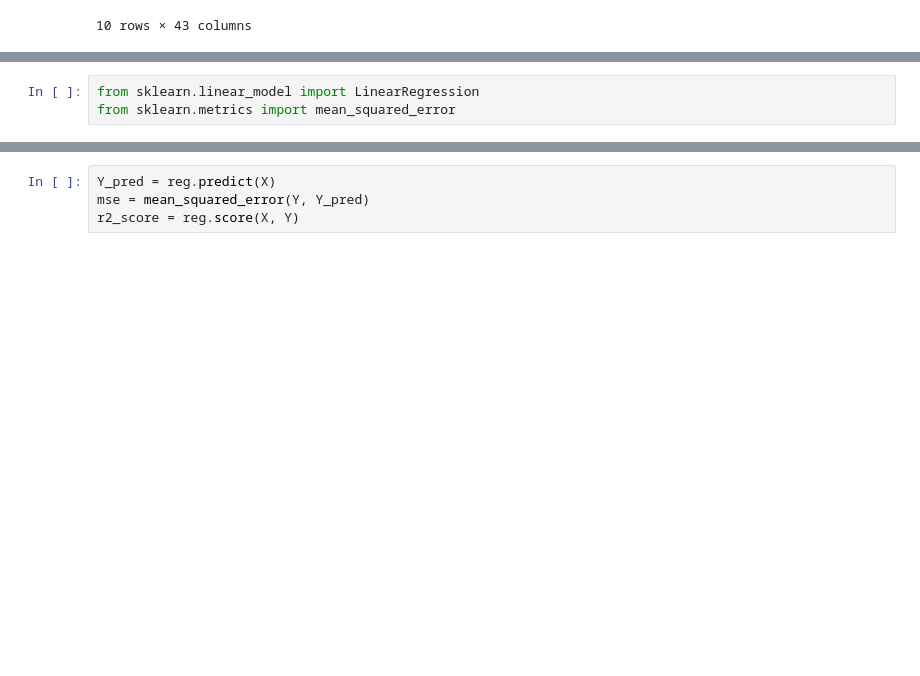
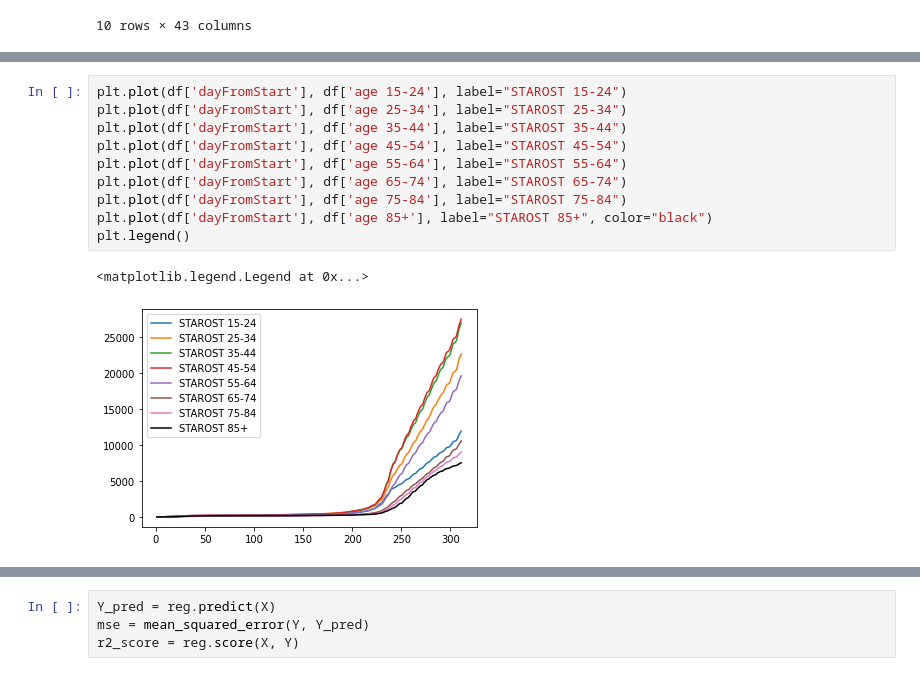
Before and after one commit to nejchauptman/Covid-19-prediction, a Jupyter notebook: covid_19.ipynb, the cells around one changed output, grey strips where cells are left out. Drawn from its saved outputs; the diff is of its cells as text; blank space fills up the shorter version.

```diff
--- a/covid_19.ipynb
+++ b/covid_19.ipynb
@@ -146,5 +146,15 @@ plt.legend()
-# %%
-from sklearn.linear_model import LinearRegression
-from sklearn.metrics import mean_squared_error
+# %%
+plt.plot(df['dayFromStart'], df['age 15-24'], label="STAROST 15-24")
+plt.plot(df['dayFromStart'], df['age 25-34'], label="STAROST 25-34")
+plt.plot(df['dayFromStart'], df['age 35-44'], label="STAROST 35-44")
+plt.plot(df['dayFromStart'], df['age 45-54'], label="STAROST 45-54")
+plt.plot(df['dayFromStart'], df['age 55-64'], label="STAROST 55-64")
+plt.plot(df['dayFromStart'], df['age 65-74'], label="STAROST 65-74")
+plt.plot(df['dayFromStart'], df['age 75-84'], label="STAROST 75-84")
+plt.plot(df['dayFromStart'], df['age 85+'], label="STAROST 85+", color="black")
+plt.legend()
+# %% [output]
+<matplotlib.legend.Legend at 0x...>
+[figure, added]
 # %%
 import seaborn as sns
```
Also changed, not shown: parts of 8 cells of this notebook.
